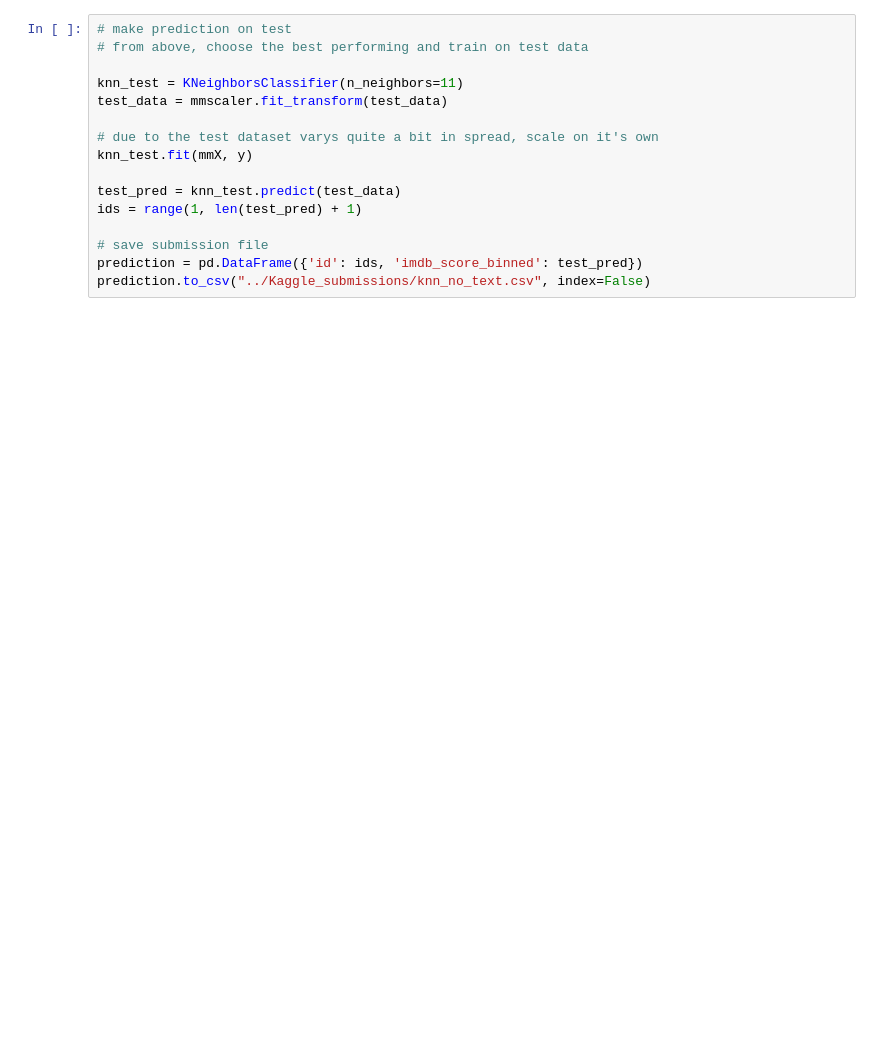
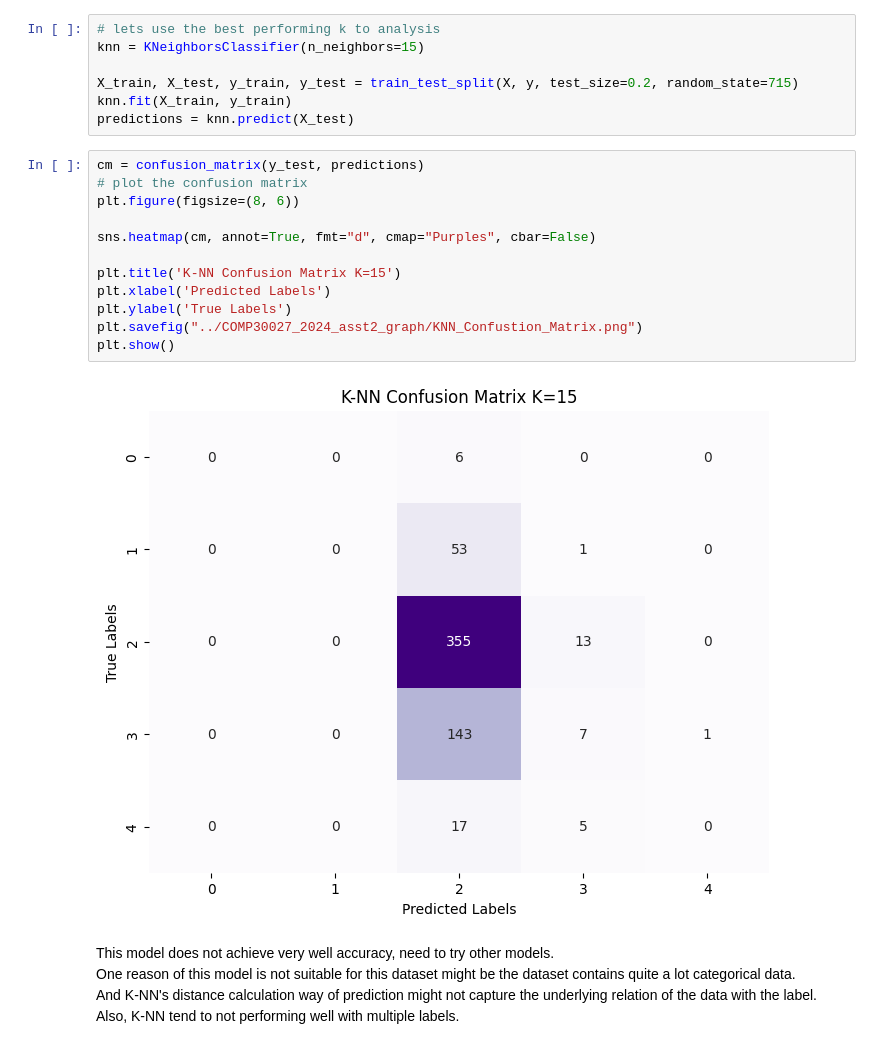
Before and after one commit to unsf5294/imdb-rating-predictor, a Jupyter notebook: COMP30027_2024_asst2_code/1_K-NN_classifier.ipynb, the cells around one changed output. Drawn from its saved outputs; the diff is of its cells as text; blank space fills up the shorter version.

```diff
--- a/COMP30027_2024_asst2_code/1_K-NN_classifier.ipynb
+++ b/COMP30027_2024_asst2_code/1_K-NN_classifier.ipynb
@@ -72,16 +67,26 @@ plt.savefig("../COMP30027_2024_asst2_graph/KNN_Accuracy_No_Text")
-# %%
-# make prediction on test
-# from above, choose the best performing and train on test data
-
-knn_test = KNeighborsClassifier(n_neighbors=11)
-test_data = mmscaler.fit_transform(test_data)
-
-# due to the test dataset varys quite a bit in spread, scale on it's own
-knn_test.fit(mmX, y)
-
-test_pred = knn_test.predict(test_data)
-ids = range(1, len(test_pred) + 1)
-
-# save submission file
-prediction = pd.DataFrame({'id': ids, 'imdb_score_binned': test_pred})
-prediction.to_csv("../Kaggle_submissions/knn_no_text.csv", index=False)
+# %%
+# lets use the best performing k to analysis
+knn = KNeighborsClassifier(n_neighbors=15)
+
+X_train, X_test, y_train, y_test = train_test_split(X, y, test_size=0.2, random_state=715)
+knn.fit(X_train, y_train)
+predictions = knn.predict(X_test)
+# %%
+cm = confusion_matrix(y_test, predictions)
+# plot the confusion matrix
+plt.figure(figsize=(8, 6))
+
+sns.heatmap(cm, annot=True, fmt="d", cmap="Purples", cbar=False)
+
+plt.title('K-NN Confusion Matrix K=15')
+plt.xlabel('Predicted Labels')
+plt.ylabel('True Labels')
+plt.savefig("../COMP30027_2024_asst2_graph/KNN_Confustion_Matrix.png")
+plt.show()
+# %% [output]
+[figure, added]
+# %% [markdown]
+This model does not achieve very well accuracy, need to try other models.\
+One reason of this model is not suitable for this dataset might be the dataset contains quite a lot categorical data.\
+And K-NN's distance calculation way of prediction might not capture the underlying relation of the data with the label.\
+Also, K-NN tend to not performing well with multiple labels.
```
Also changed, not shown: parts of 10 cells of this notebook, 33 other files.
